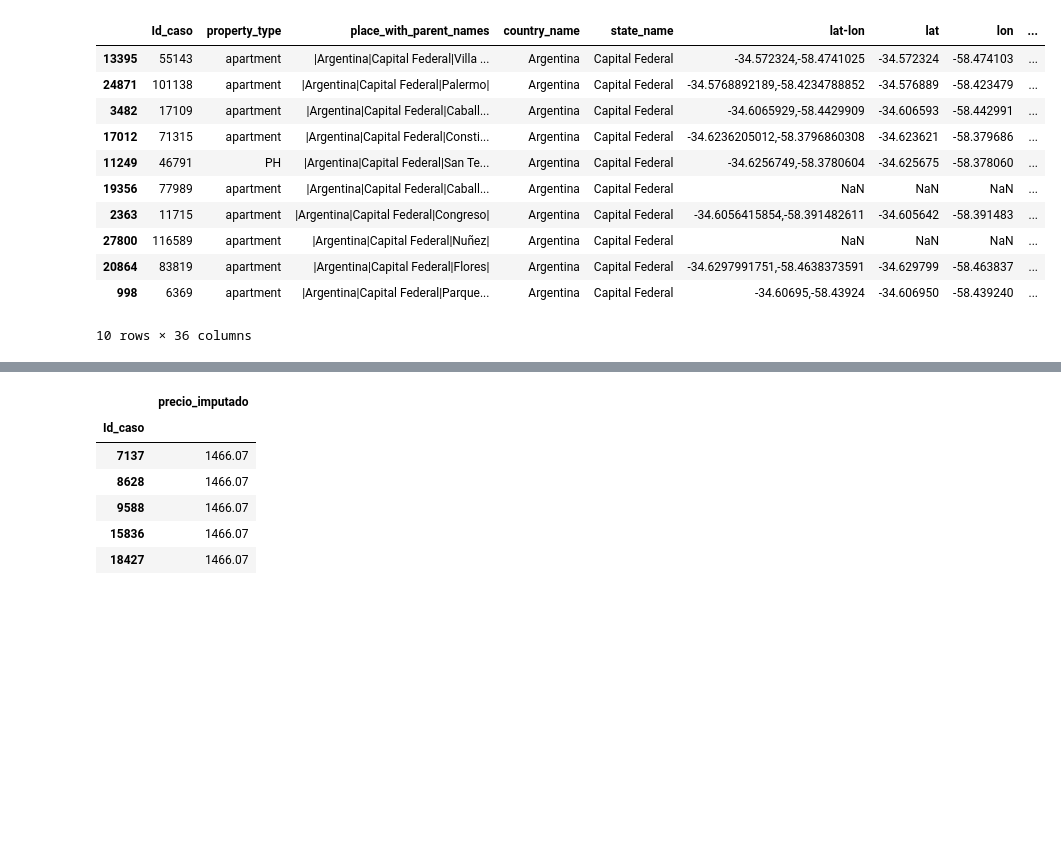
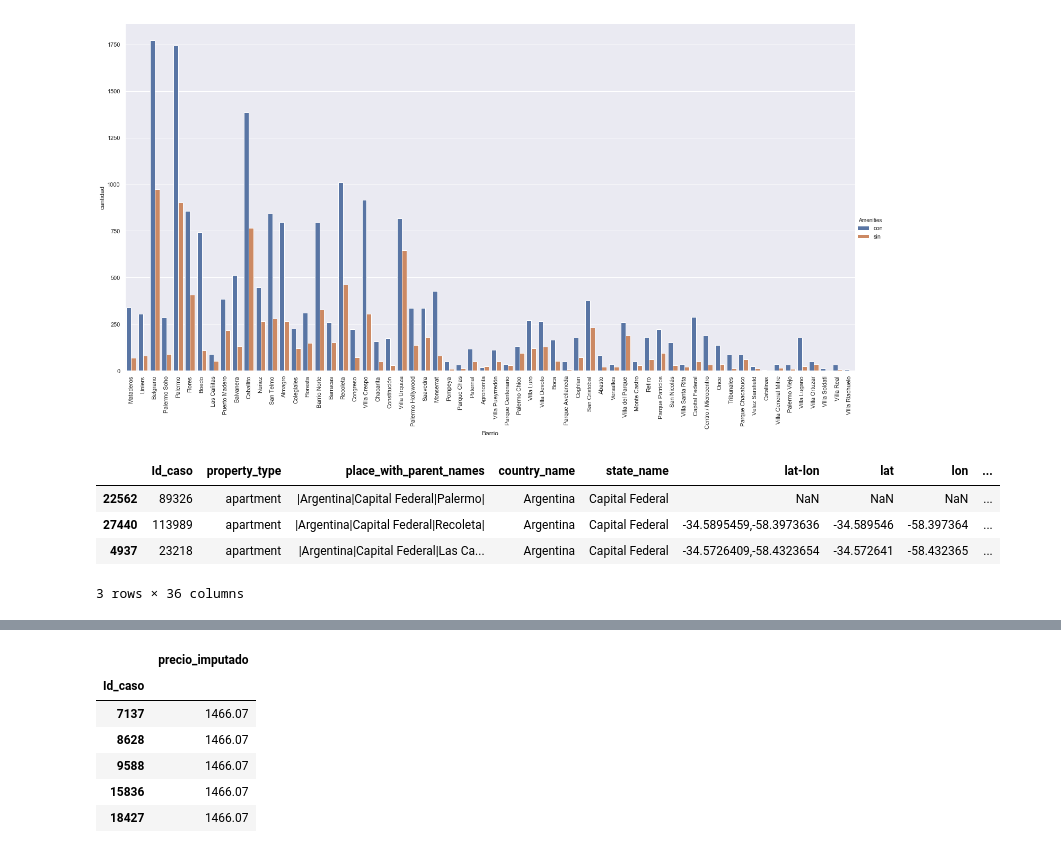
Before and after one commit to mauriciomem/DH_DS_desafio_2_properati, a Jupyter notebook: final.ipynb, the cells around one changed output, grey strips where cells are left out. Saved outputs shown, nothing was run; the diff lists cells and outputs as text; code cells hidden in the pictures; blank space fills up the shorter version.

Commit message:
actualizo datos con mas amenities y actualizo modificaciones sobre notebook final

```diff
--- a/final.ipynb
+++ b/final.ipynb
@@ -8,0 +136,28 @@ data = pd.read_csv(data_location, compression='zip', encoding="utf-8")
+# %%
+data.loc[data.cochera.isnull(), 'cochera'] = 0
+data.cochera.astype('uint8')
+
+data.loc[data.piscina.isnull(), 'piscina'] = 0
+data.piscina.astype('uint8')
+
+data.loc[data.lavadero.isnull(), 'lavadero'] = 0
+data.lavadero.astype('uint8')
+
+data.loc[data.parrilla.isnull(), 'parrilla'] = 0
+data.parrilla.astype('uint8')
+
+data.loc[data.terraza.isnull(), 'terraza'] = 0
+data.terraza.astype('uint8')
+
+data.loc[data.jardin.isnull(), 'jardin'] = 0
+data.jardin.astype('uint8')
+
+data.loc[data.balcon == 'Balcon', 'balcon'] = 1
+data.loc[data.balcon == 'BALCON', 'balcon'] = 1
+data.loc[data.balcon == 'balcon', 'balcon'] = 1
+data.loc[data.balcon.notnull(), 'balcon'] = 1
+data.loc[data.balcon.isnull(), 'balcon'] = 0
+data.balcon.astype('uint8')
+
+data.loc[data.baulera.isnull(), 'baulera'] = 0
+data.baulera.astype('uint8')
@@ -9,15 +215,25 @@ data = pd.read_csv(data_location, compression='zip', encoding="utf-8")
+# %%
+
+g1 = sns.catplot(x='place_name', hue='balcon', kind='count', data=data, height=10, aspect=2, legend_out=True)
+#g2 = sns.catplot(x='place_name', hue='terraza', kind='count', data=data,height=10, aspect=2, legend_out=True)
+g1.set_xticklabels(rotation=90)
+#g2.set_xticklabels(rotation=90)
+g1.set(xlabel='Barrio', ylabel='cantidad')
+#g2.set(xlabel='Barrio', ylabel='cantidad')
+
+# title
+new_title = 'Amenities'
+g1._legend.set_title(new_title)
+# replace labels
+new_labels = ['con', 'sin']
+for t, l in zip(g1._legend.texts, new_labels): t.set_text(l)
+# %% [output]
+[figure, added]
 # %%
-data.sample(10)
+data.sample(3)
 # %% [output]
 |  | Id_caso | property_type | place_with_parent_names | country_name | state_name | lat-lon | lat | lon | ... |
-| 13395 | 55143 | apartment | |Argentina|Capital Federal|Villa ... | Argentina | Capital Federal | -34.572324,-58.4741025 | -34.572324 | -58.474103 | ... |
-| 24871 | 101138 | apartment | |Argentina|Capital Federal|Palermo| | Argentina | Capital Federal | -34.5768892189,-58.4234788852 | -34.576889 | -58.423479 | ... |
-| 3482 | 17109 | apartment | |Argentina|Capital Federal|Caball... | Argentina | Capital Federal | -34.6065929,-58.4429909 | -34.606593 | -58.442991 | ... |
-| 17012 | 71315 | apartment | |Argentina|Capital Federal|Consti... | Argentina | Capital Federal | -34.6236205012,-58.3796860308 | -34.623621 | -58.379686 | ... |
-| 11249 | 46791 | PH | |Argentina|Capital Federal|San Te... | Argentina | Capital Federal | -34.6256749,-58.3780604 | -34.625675 | -58.378060 | ... |
-| 19356 | 77989 | apartment | |Argentina|Capital Federal|Caball... | Argentina | Capital Federal | NaN | NaN | NaN | ... |
-| 2363 | 11715 | apartment | |Argentina|Capital Federal|Congreso| | Argentina | Capital Federal | -34.6056415854,-58.391482611 | -34.605642 | -58.391483 | ... |
-| 27800 | 116589 | apartment | |Argentina|Capital Federal|Nuñez| | Argentina | Capital Federal | NaN | NaN | NaN | ... |
-| 20864 | 83819 | apartment | |Argentina|Capital Federal|Flores| | Argentina | Capital Federal | -34.6297991751,-58.4638373591 | -34.629799 | -58.463837 | ... |
-| 998 | 6369 | apartment | |Argentina|Capital Federal|Parque... | Argentina | Capital Federal | -34.60695,-58.43924 | -34.606950 | -58.439240 | ... |
+| 22562 | 89326 | apartment | |Argentina|Capital Federal|Palermo| | Argentina | Capital Federal | NaN | NaN | NaN | ... |
+| 27440 | 113989 | apartment | |Argentina|Capital Federal|Recoleta| | Argentina | Capital Federal | -34.5895459,-58.3973636 | -34.589546 | -58.397364 | ... |
+| 4937 | 23218 | apartment | |Argentina|Capital Federal|Las Ca... | Argentina | Capital Federal | -34.5726409,-58.4323654 | -34.572641 | -58.432365 | ... |
-10 rows × 36 columns
+3 rows × 36 columns
```
Also changed, not shown: parts of 19 cells of this notebook, 1 other file.
